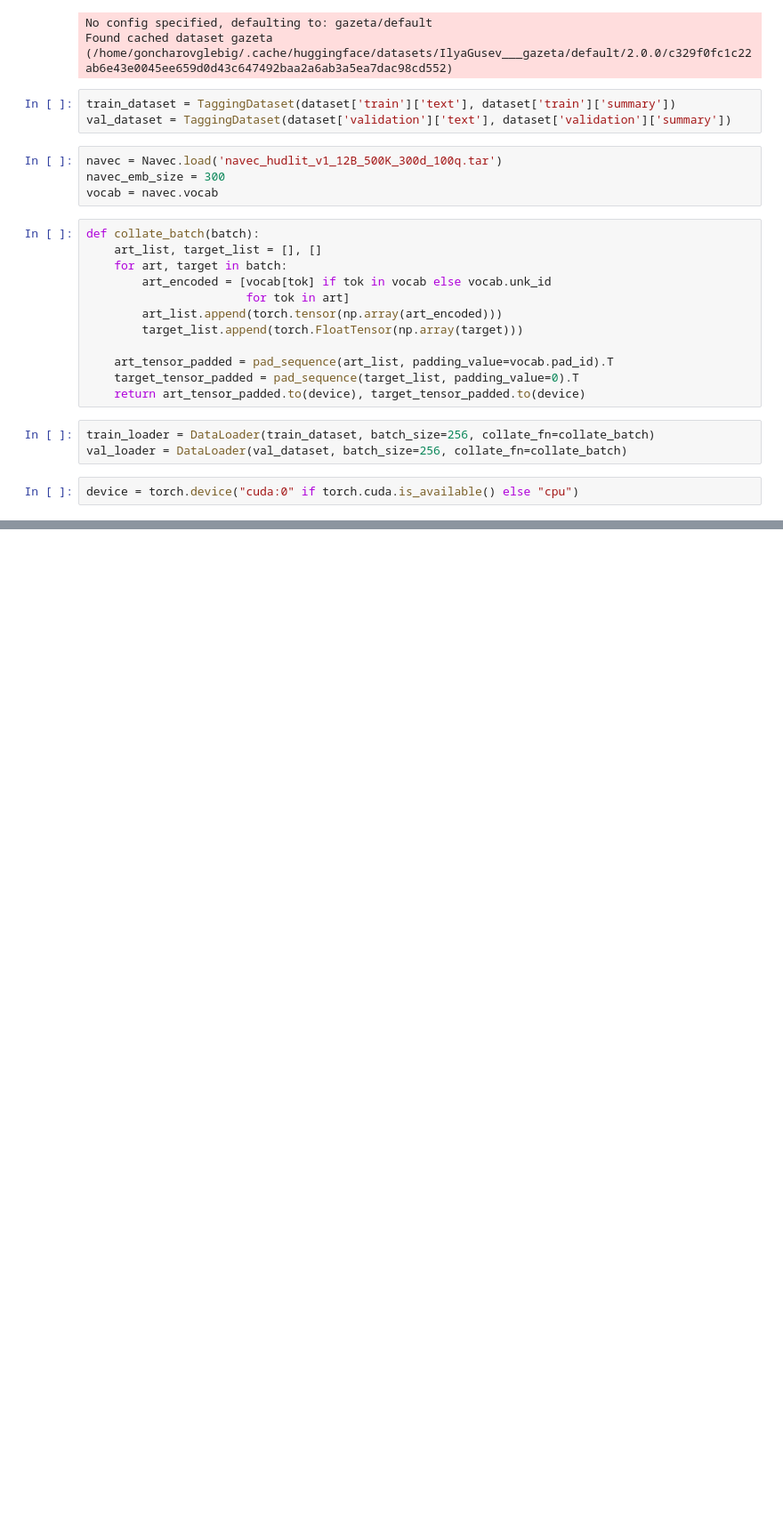
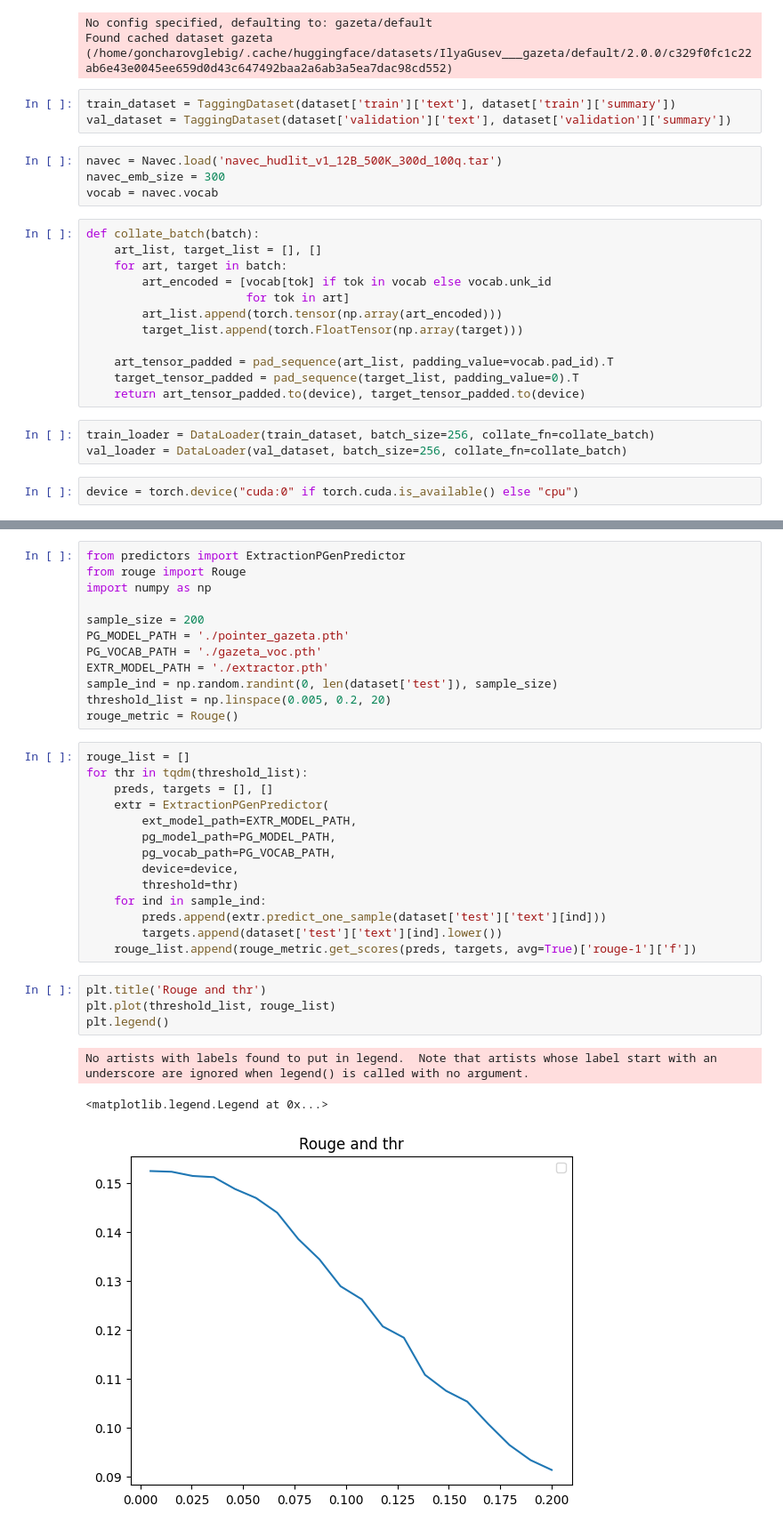
Before and after one commit to go-gle/made_summarization, a Jupyter notebook: src/bottom_up_sum.ipynb, the cells around one changed output, grey strips where cells are left out. Shown: that part at 89% size. Cells and saved outputs as stored; diff of their text form; blank space fills up the shorter version.

Commit message:
final metrics

```diff
--- a/src/bottom_up_sum.ipynb
+++ b/src/bottom_up_sum.ipynb
@@ -118,0 +123,34 @@ plt.legend();
+# %%
+from predictors import ExtractionPGenPredictor
+from rouge import Rouge
+import numpy as np
+
+sample_size = 200
+PG_MODEL_PATH = './pointer_gazeta.pth'
+PG_VOCAB_PATH = './gazeta_voc.pth'
+EXTR_MODEL_PATH = './extractor.pth'
+sample_ind = np.random.randint(0, len(dataset['test']), sample_size)
+threshold_list = np.linspace(0.005, 0.2, 20)
+rouge_metric = Rouge()
+# %%
+rouge_list = []
+for thr in tqdm(threshold_list):
+    preds, targets = [], []
+    extr = ExtractionPGenPredictor(
+        ext_model_path=EXTR_MODEL_PATH,
+        pg_model_path=PG_MODEL_PATH,
+        pg_vocab_path=PG_VOCAB_PATH,
+        device=device,
+        threshold=thr)
+    for ind in sample_ind:
+        preds.append(extr.predict_one_sample(dataset['test']['text'][ind]))
+        targets.append(dataset['test']['text'][ind].lower())
+    rouge_list.append(rouge_metric.get_scores(preds, targets, avg=True)['rouge-1']['f'])
+# %%
+plt.title('Rouge and thr')
+plt.plot(threshold_list, rouge_list)
+plt.legend()
+# %% [output]
+No artists with labels found to put in legend.  Note that artists whose label start with an underscore are ignored when legend() is called with no argument.
+<matplotlib.legend.Legend at 0x...>
+[figure, added]
```
Also changed, not shown: parts of 3 cells of this notebook, 1 other file.
